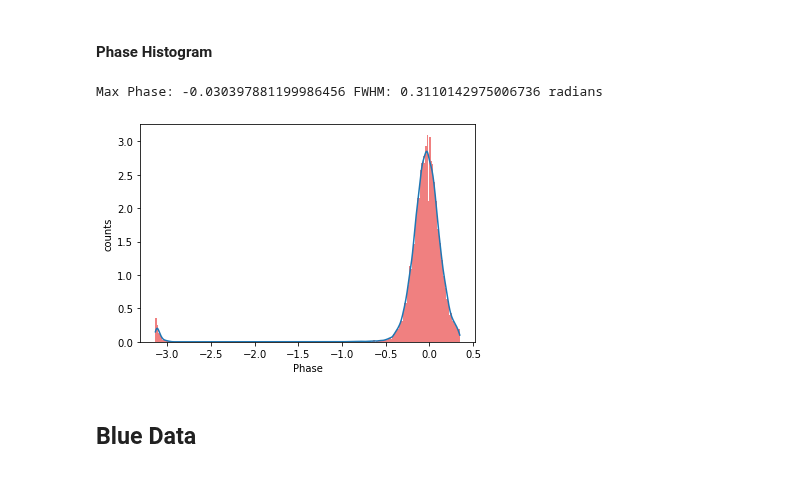
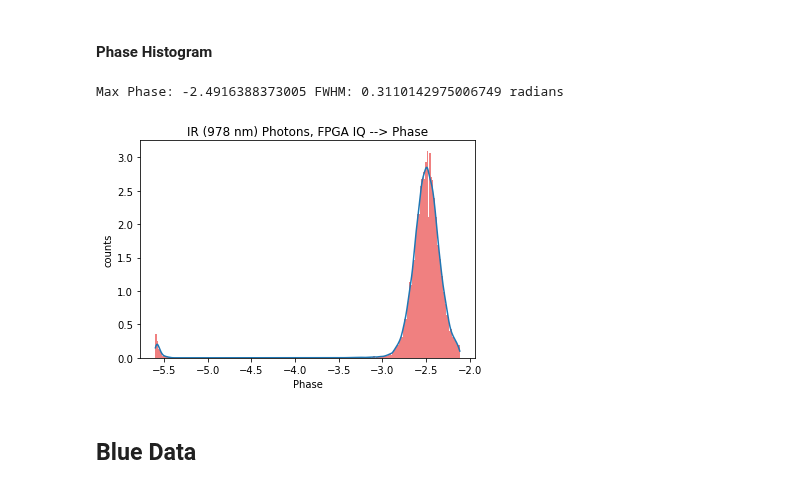
Before and after one commit to MazinLab/MKIDReadoutAnalysis, a Jupyter notebook: Clean_R.ipynb, the cells around one changed output. Saved outputs shown, nothing was run; the diff lists cells and outputs as text; code cells hidden in the pictures.

```diff
--- a/Clean_R.ipynb
+++ b/Clean_R.ipynb
@@ -139,0 +159,4 @@ plt.title('IR (978 nm) Photons, FPGA IQ --> Phase');
+# %%
+x = slice(10000, 20000)
+plt.plot(ir_iq_phase[x], color='lightcoral')
+ir_iq_dark_mean = ir_iq_phase[x].mean()
@@ -140,12 +165,12 @@ plt.title('IR (978 nm) Photons, FPGA IQ --> Phase');
 # %% [markdown]
 #### Phase Histogram
 # %%
-ir_iq_max_location, ir_iq_fwhm = compute_r(ir_iq_readout.photon_energies, color='lightcoral', plot=True)
+ir_iq_max_location, ir_iq_fwhm = compute_r(ir_iq_readout.photon_energies - ir_iq_dark_mean, color='lightcoral', plot=True)
 print(f'Max Phase: {-ir_iq_max_location} FWHM: {ir_iq_fwhm} radians')
 plt.title('IR (978 nm) Photons, FPGA IQ --> Phase');
 # %% [output]
-Max Phase: -0.030397881199986456 FWHM: 0.3110142975006736 radians
+Max Phase: -2.4916388373005 FWHM: 0.3110142975006749 radians
-[figure, old version]
+[figure, new version]
 # %% [markdown]
 ## Blue Data
 # %% [markdown]
```
Also changed, not shown: parts of 28 cells of this notebook.
